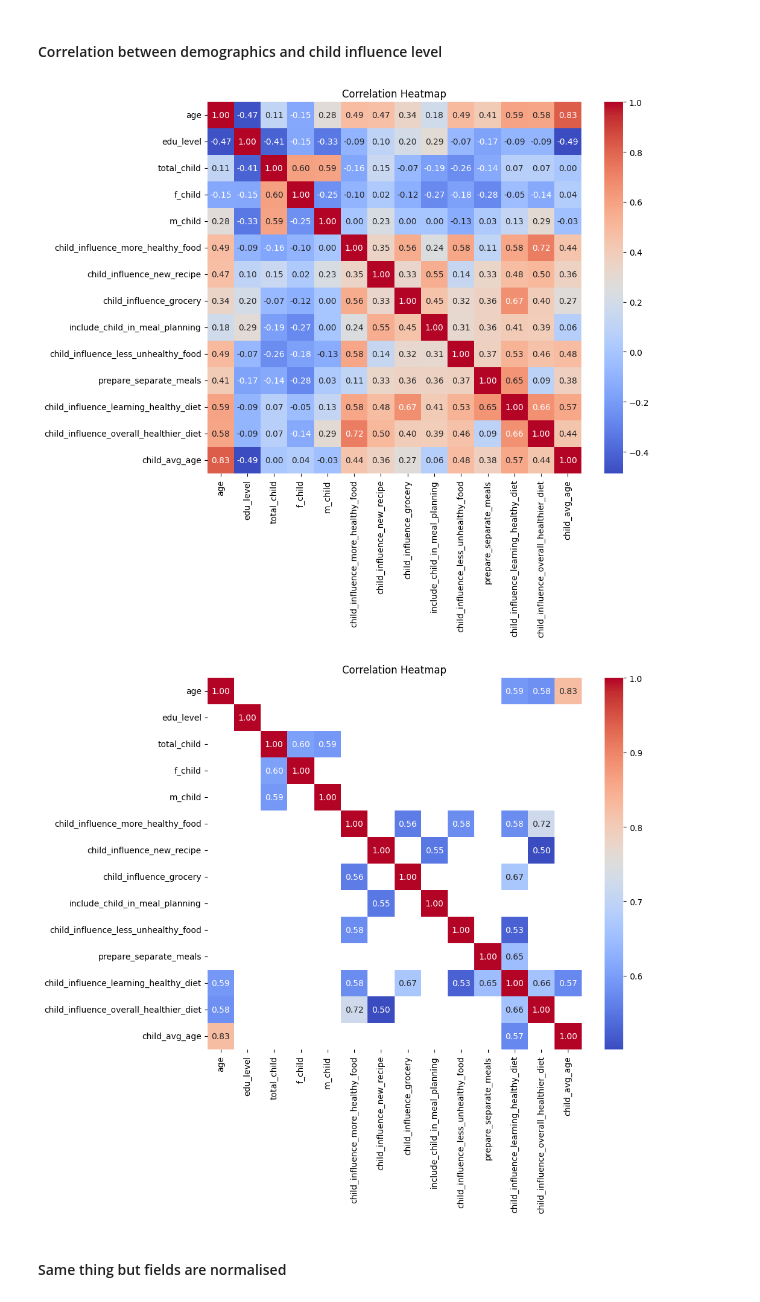
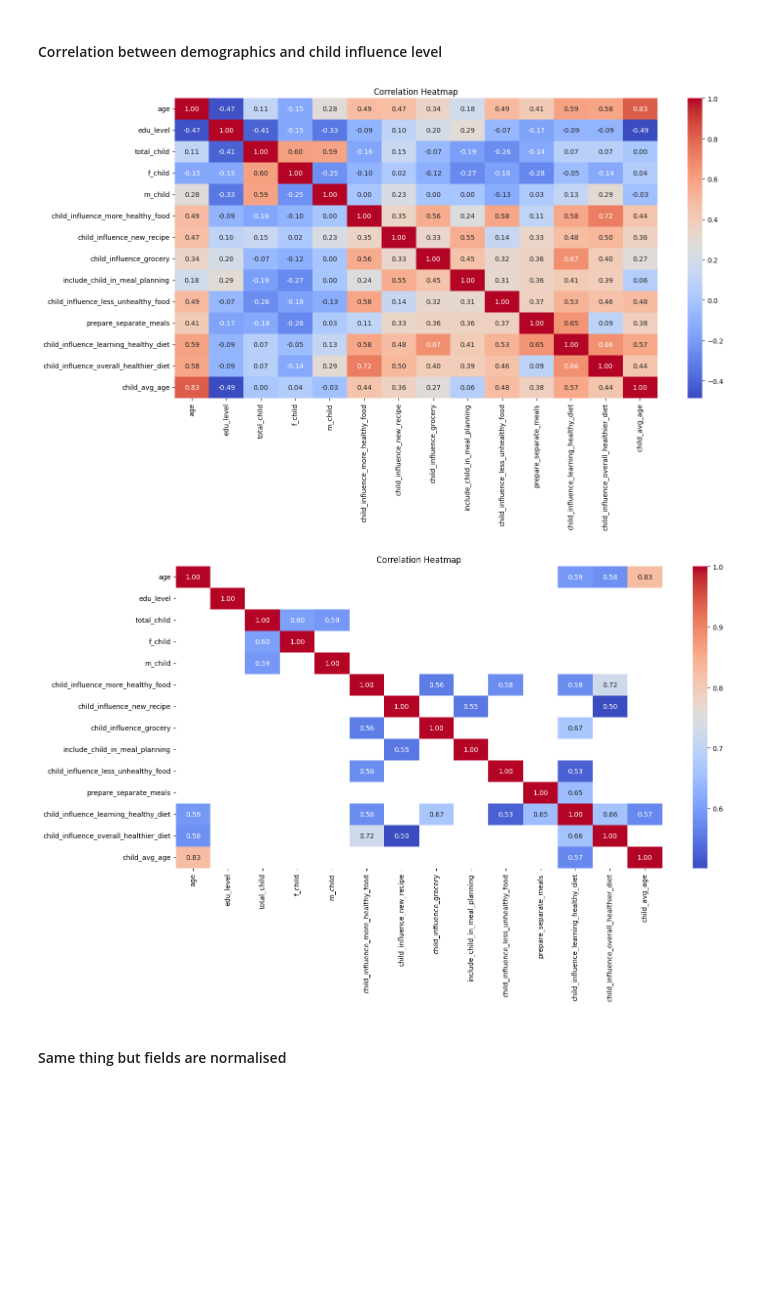
Before and after one commit to sshinanjaya/fyp-23, a Jupyter notebook: FYP/code/EDA.ipynb, the cells around one changed output. Saved outputs shown, nothing was run; the diff lists cells and outputs as text; code cells hidden in the pictures; blank space fills up the shorter version.

```diff
--- a/FYP/code/EDA.ipynb
+++ b/FYP/code/EDA.ipynb
@@ -348,17 +348,17 @@ Index(['age', 'edu_level', 'total_child', 'f_child', 'm_child',
 # %%
 correlation_matrix = df_influence_factors_encoded[['age', 'edu_level', 'total_child', 'f_child', 'm_child',
        'child_influence_more_healthy_food', 'child_influence_new_recipe',
        'child_influence_grocery', 'include_child_in_meal_planning',
        'child_influence_less_unhealthy_food', 'prepare_separate_meals',
        'child_influence_learning_healthy_diet',
        'child_influence_overall_healthier_diet', 'child_avg_age']].corr()
 
-plt.figure(figsize=(10, 8))  # Adjust the figure size if needed
+plt.figure(figsize=(16, 8))  # Adjust the figure size if needed
 sns.heatmap(correlation_matrix, annot=True, cmap='coolwarm', fmt=".2f")
 plt.title('Correlation Heatmap')
 plt.show()
 # %% [output]
-[figure, old version]
+[figure, new version]
 # %%
 # Filter the correlation matrix
 filtered_corr_matrix = correlation_matrix[(correlation_matrix >= 0.5) | (correlation_matrix <= -0.5)]
@@ -366,12 +366,12 @@ filtered_corr_matrix = correlation_matrix[(correlation_matrix >= 0.5) | (correla
 # Display the filtered correlation matrix
 filtered_corr_matrix = pd.DataFrame(filtered_corr_matrix)
 
-plt.figure(figsize=(10, 8))  # Adjust the figure size if needed
+plt.figure(figsize=(16, 8))  # Adjust the figure size if needed
 sns.heatmap(filtered_corr_matrix, annot=True, cmap='coolwarm', fmt=".2f")
 plt.title('Correlation Heatmap')
 plt.show()
 # %% [output]
-[figure, old version]
+[figure, new version]
 # %% [markdown]
 #### Same thing but fields are normalised
 # %%
```
Also changed, not shown: parts of 3 cells of this notebook.
